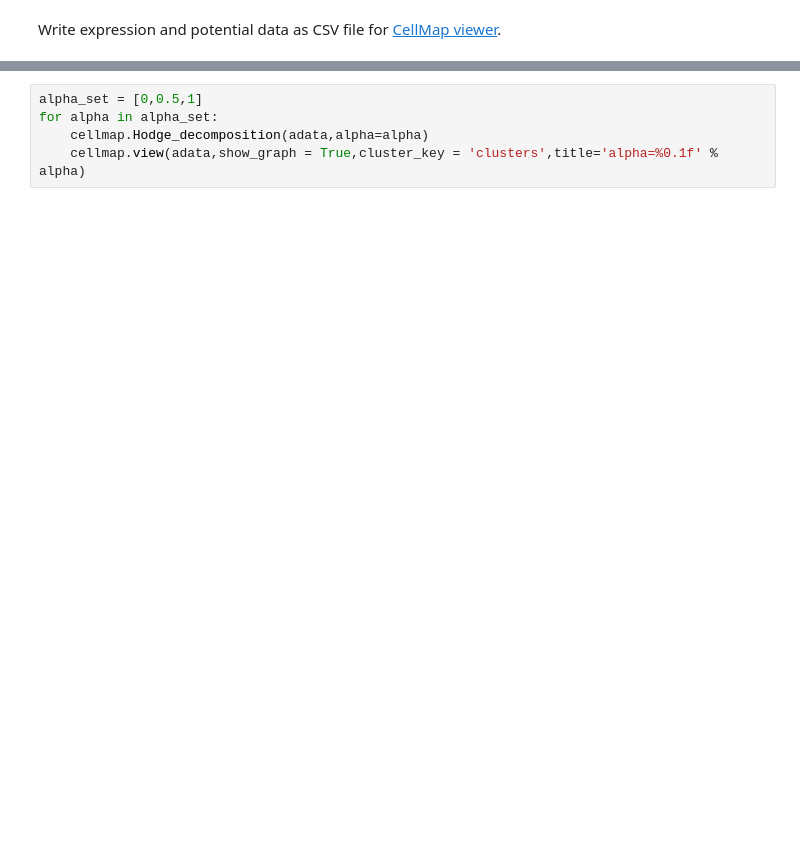
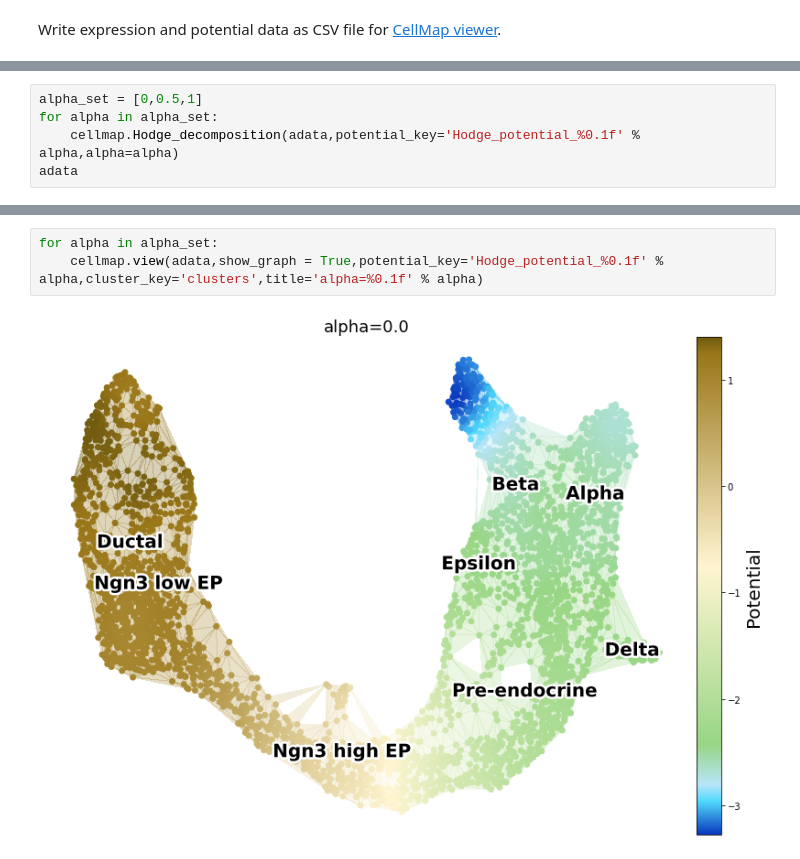
Before and after one commit to yusuke-imoto-lab/CellMap, a Jupyter notebook: tutorial/CellMap_tutorial_pancreas.ipynb, the cells around one changed output, grey strips where cells are left out. Saved outputs shown, nothing was run; the diff lists cells and outputs as text; blank space fills up the shorter version.

```diff
--- a/tutorial/CellMap_tutorial_pancreas.ipynb
+++ b/tutorial/CellMap_tutorial_pancreas.ipynb
@@ -86,0 +116,5 @@ cellmap.write(adata,filename='CellMap_tutorial_pancreas')
+# %%
+alpha_set = [0,0.5,1]
+for alpha in alpha_set:
+    cellmap.Hodge_decomposition(adata,potential_key='Hodge_potential_%0.1f' % alpha,alpha=alpha)
+adata
@@ -87,5 +129,5 @@ cellmap.write(adata,filename='CellMap_tutorial_pancreas')
 # %%
-alpha_set = [0,0.5,1]
 for alpha in alpha_set:
-    cellmap.Hodge_decomposition(adata,alpha=alpha)
-    cellmap.view(adata,show_graph = True,cluster_key = 'clusters',title='alpha=%0.1f' % alpha)
+    cellmap.view(adata,show_graph = True,potential_key='Hodge_potential_%0.1f' % alpha,cluster_key='clusters',title='alpha=%0.1f' % alpha)
+# %% [output]
+[figure, added]
```
Also changed, not shown: parts of 10 cells of this notebook.
